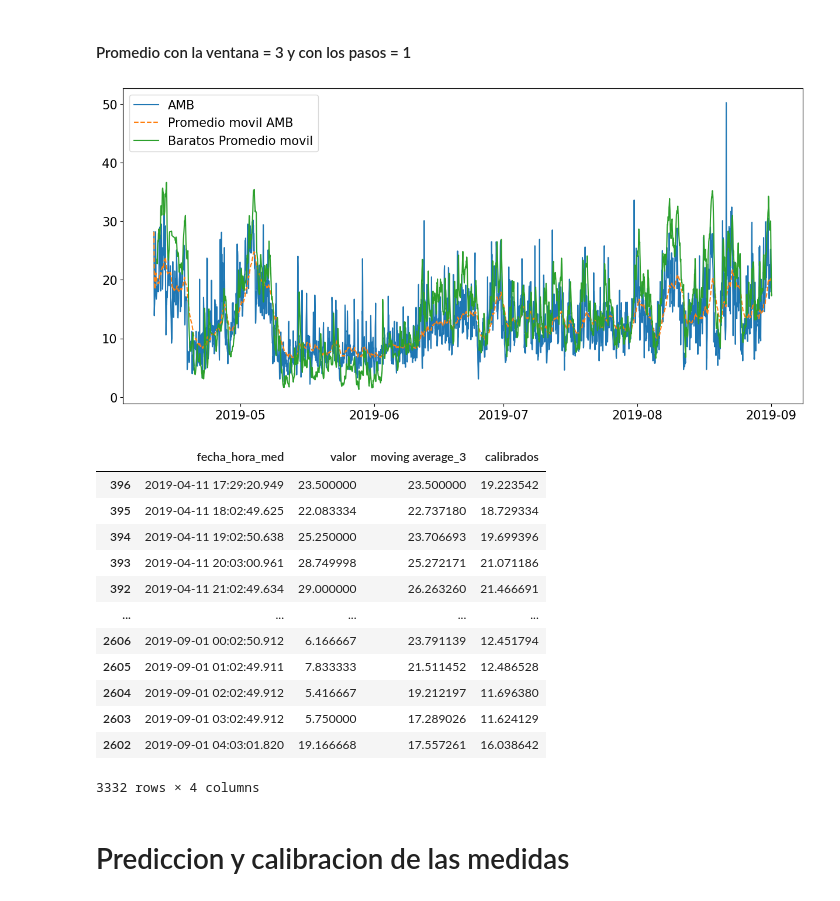
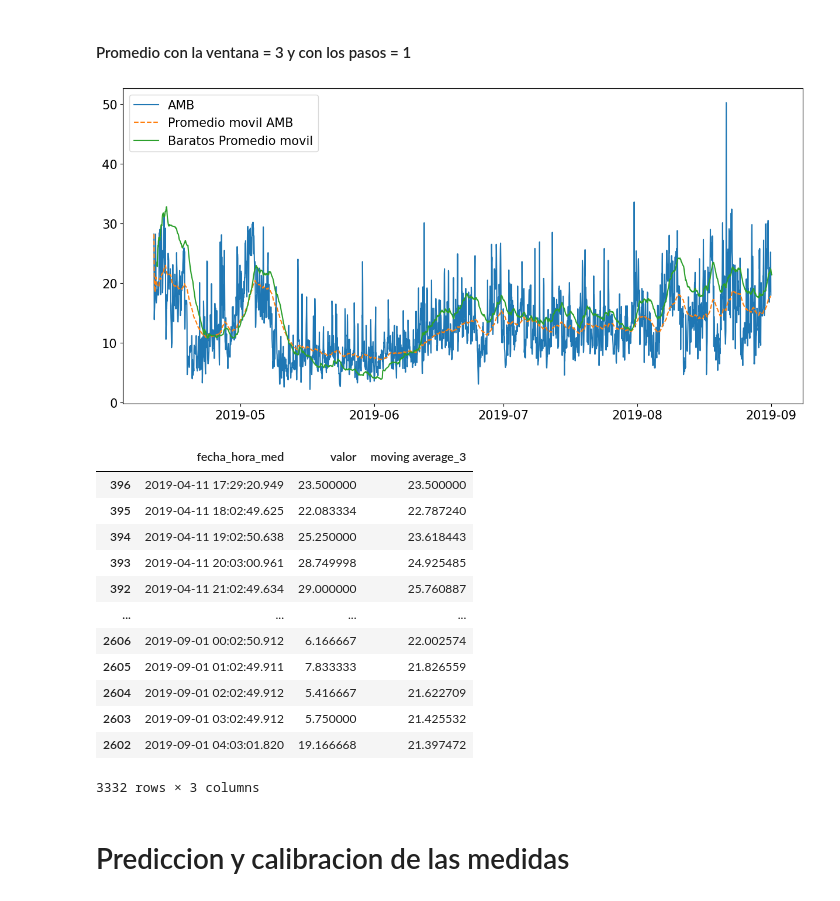
Before and after one commit to diegoglj/TareasCursos20B, a Jupyter notebook: Codigos/Asignacion2/ASIGNACION 2.ipynb, the cells around one changed output. Cells and saved outputs as stored; diff of their text form; code cells hidden in the pictures.

```diff
--- a/Codigos/Asignacion2/ASIGNACION 2.ipynb
+++ b/Codigos/Asignacion2/ASIGNACION 2.ipynb
@@ -55,37 +70,35 @@ plt.show()
 # %%
 color = ['limegreen', '#bc15b0', 'indigo']
 linestyle = ['-','--','-.']
 plt.figure(figsize=(15,7))
 
 #Promedio movil con la ventana = 3 y con el paso = 1
-data1['moving average_3'] = data1['valor'].ewm(com=6).mean()
-data['moving average_3'] = data['Medidas'].ewm(span =60).mean()
-#data['moving average_3'] = data['Medidas'].ewm(span =3).mean()
-DataAMB_CORREGIDO['moving average_3'] = DataAMB_CORREGIDO['Medidas'].rolling(6,1).mean()
-
+data1['moving average_3'] = data1['valor'].ewm(span = 160).mean()
+data['moving average_3'] = data['Medidas'].ewm(span =160).mean()
+DataAMB_CORREGIDO['moving average_3'] = DataAMB_CORREGIDO['Medidas'].ewm(span =160).mean()
+DataAMB_CORREGIDO['Baratas'] = data1['valor']
 plt.plot(data['Fechas'], data['Medidas'], label='AMB')
 PROMEDIO_MOVIL = plt.plot(data['Fechas'], data['moving average_3'], '--',label='Promedio movil AMB')
 plt.plot(data1['fecha_hora_med'], data1['moving average_3'], label='Baratos Promedio movil')
 plt.legend(fontsize=15)
 plt.xticks(fontsize=15)
 plt.yticks(fontsize=15)
 plt.show()
-data1
 # %% [output]
-[figure, old version]
+[figure, new version]
-|  | fecha_hora_med | valor | moving average_3 | calibrados |
-| 396 | 2019-04-11 17:29:20.949 | 23.500000 | 23.500000 | 19.223542 |
-| 395 | 2019-04-11 18:02:49.625 | 22.083334 | 22.737180 | 18.729334 |
-| 394 | 2019-04-11 19:02:50.638 | 25.250000 | 23.706693 | 19.699396 |
-| 393 | 2019-04-11 20:03:00.961 | 28.749998 | 25.272171 | 21.071186 |
-| 392 | 2019-04-11 21:02:49.634 | 29.000000 | 26.263260 | 21.466691 |
-| ... | ... | ... | ... | ... |
-| 2606 | 2019-09-01 00:02:50.912 | 6.166667 | 23.791139 | 12.451794 |
-| 2605 | 2019-09-01 01:02:49.911 | 7.833333 | 21.511452 | 12.486528 |
-| 2604 | 2019-09-01 02:02:49.912 | 5.416667 | 19.212197 | 11.696380 |
-| 2603 | 2019-09-01 03:02:49.912 | 5.750000 | 17.289026 | 11.624129 |
-| 2602 | 2019-09-01 04:03:01.820 | 19.166668 | 17.557261 | 16.038642 |
+|  | fecha_hora_med | valor | moving average_3 |
+| 396 | 2019-04-11 17:29:20.949 | 23.500000 | 23.500000 |
+| 395 | 2019-04-11 18:02:49.625 | 22.083334 | 22.787240 |
+| 394 | 2019-04-11 19:02:50.638 | 25.250000 | 23.618443 |
+| 393 | 2019-04-11 20:03:00.961 | 28.749998 | 24.925485 |
+| 392 | 2019-04-11 21:02:49.634 | 29.000000 | 25.760887 |
+| ... | ... | ... | ... |
+| 2606 | 2019-09-01 00:02:50.912 | 6.166667 | 22.002574 |
+| 2605 | 2019-09-01 01:02:49.911 | 7.833333 | 21.826559 |
+| 2604 | 2019-09-01 02:02:49.912 | 5.416667 | 21.622709 |
+| 2603 | 2019-09-01 03:02:49.912 | 5.750000 | 21.425532 |
+| 2602 | 2019-09-01 04:03:01.820 | 19.166668 | 21.397472 |
-3332 rows × 4 columns
+3332 rows × 3 columns
 # %% [markdown]
 # Prediccion y calibracion de las medidas
 # %%
```
Also changed, not shown: parts of 8 cells of this notebook.
